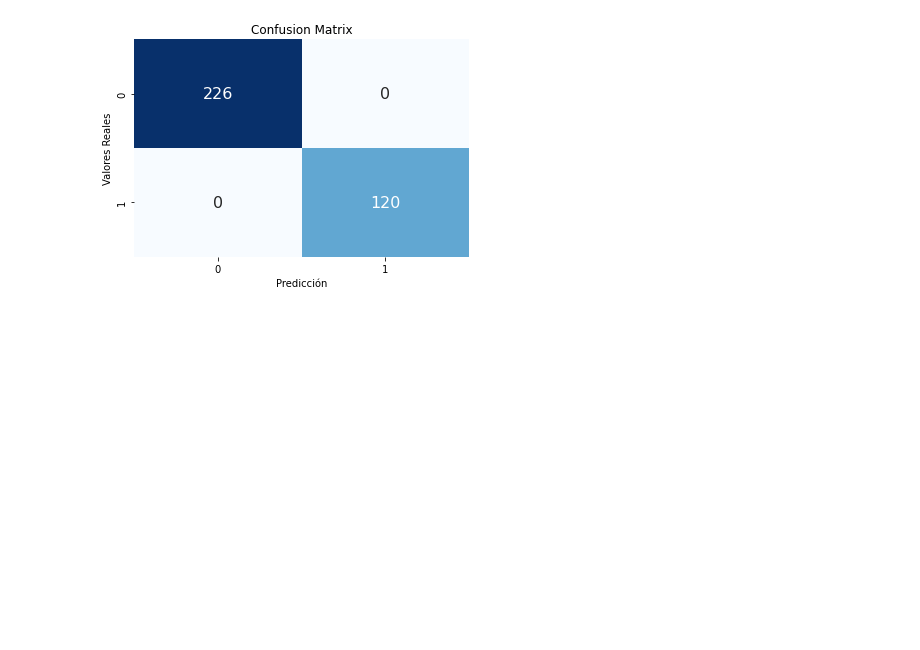
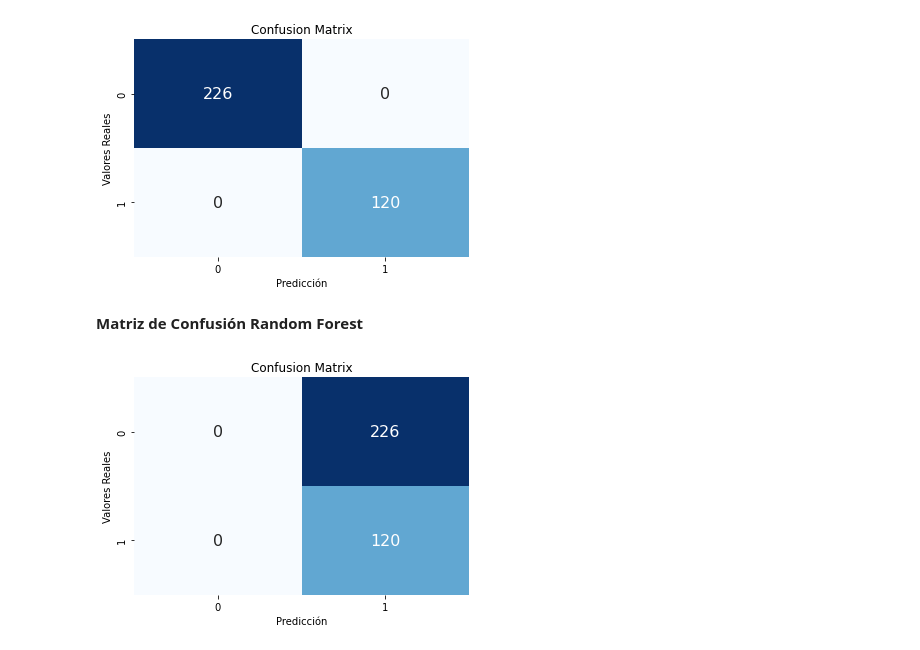
Before and after one commit to Crepot/sistemas-de-gestion-u4, a Jupyter notebook: Notebook_Competencia_Enviar_Datos.ipynb, the cells around one changed output. Cells and saved outputs as stored; diff of their text form; code cells hidden in the pictures; blank space fills up the shorter version.

```diff
--- a/Notebook_Competencia_Enviar_Datos.ipynb
+++ b/Notebook_Competencia_Enviar_Datos.ipynb
@@ -259,6 +286,9 @@ from sklearn.metrics import cohen_kappa_score
 y_pred1=modelo_knn.predict(X)
 # %%
 y_pred_tree=modelo_tree.predict(X)
+# %%
+X_sin_nombres = X.values
+y_pred_random_forest = best_rf.predict(X_sin_nombres)
 # %%
 print(classification_report(y, y_pred1))
 # %% [output]
@@ -305,5 +346,17 @@ ax.set_title('Confusion Matrix');
 ax.xaxis.set_ticklabels(labels); ax.yaxis.set_ticklabels(labels);
 # %% [output]
 [figure]
+# %% [markdown]
+**Matriz de Confusión Random Forest**
+# %%
+labels = [0, 1]
+cm=confusion_matrix(y, y_pred_random_forest, labels=labels)
+ax= plt.subplot()
+sns.heatmap(cm, cmap="Blues", annot=True,annot_kws={"size": 16}, cbar=False, fmt='g');
+ax.set_xlabel('Predicción');ax.set_ylabel('Valores Reales');
+ax.set_title('Confusion Matrix');
+ax.xaxis.set_ticklabels(labels); ax.yaxis.set_ticklabels(labels);
+# %% [output]
+[figure, added]
 # %%
 #datos_clasificados.to_csv('predicted.csv',sep=',')
```
Also changed, not shown: parts of 10 cells of this notebook.
